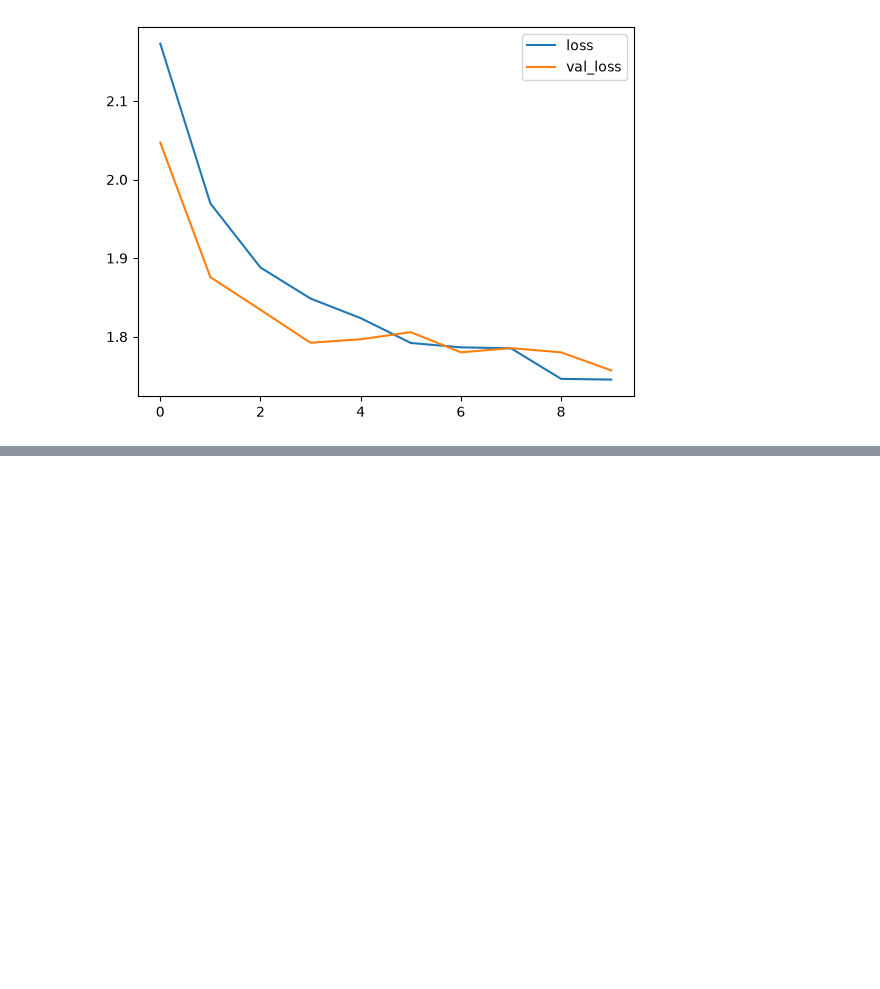
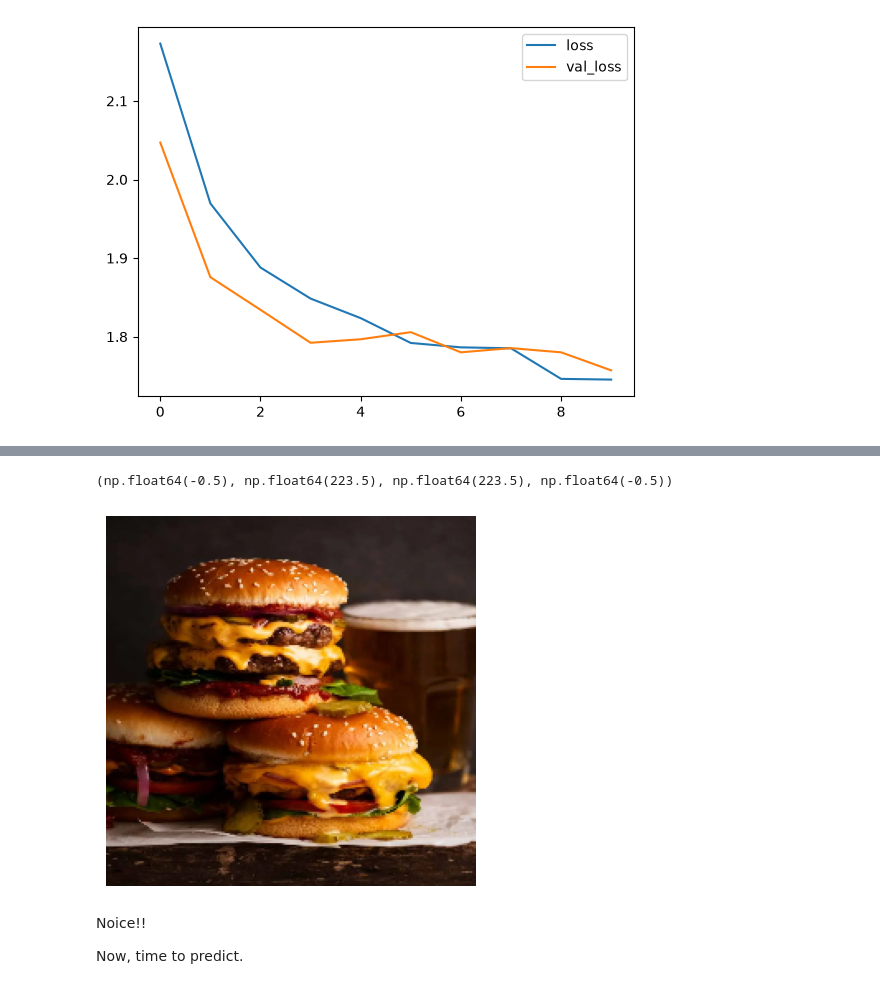
Before and after one commit to RishatTalukder/Deep_Learning_With_Tensorflow, a Jupyter notebook: 4_Convolutional_Neural_network/2_CNN_Multiclass.ipynb, the cells around one changed output, grey strips where cells are left out. Cells and saved outputs as stored; diff of their text form; code cells hidden in the pictures; blank space fills up the shorter version.

```diff
--- a/4_Convolutional_Neural_network/2_CNN_Multiclass.ipynb
+++ b/4_Convolutional_Neural_network/2_CNN_Multiclass.ipynb
@@ -468,0 +492,22 @@ So, one final thing I want to do is test the model on a custom image like I did
+# %%
+import tensorflow as tf
+
+def load_and_resize(filepath, image_shape=(224, 224)):
+    image = tf.io.read_file(filepath)
+    image = tf.image.decode_jpeg(image, channels=3)
+    image = tf.image.resize(image, image_shape)
+    return image
+# %%
+from matplotlib import pyplot as plt
+
+hamburger = load_and_resize(filepath='hamburger.png')
+
+plt.imshow(hamburger/255)
+plt.axis('off')
+# %% [output]
+(np.float64(-0.5), np.float64(223.5), np.float64(223.5), np.float64(-0.5))
+[figure, added]
+# %% [markdown]
+Noice!!
+
+Now, time to predict.
```
Also changed, not shown: parts of 11 cells of this notebook, 4 other files.
